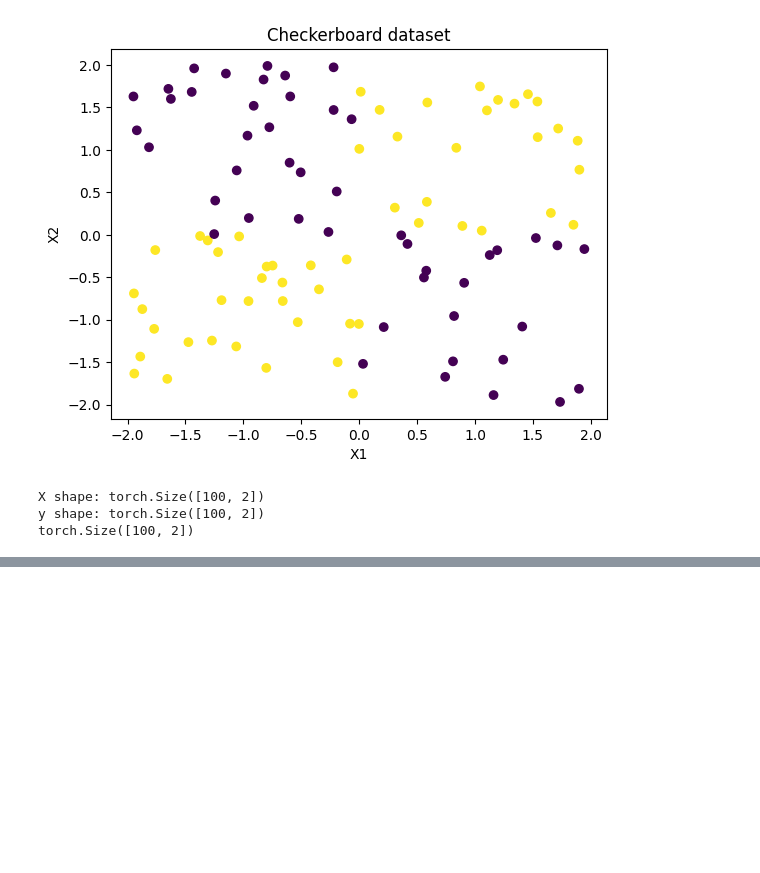
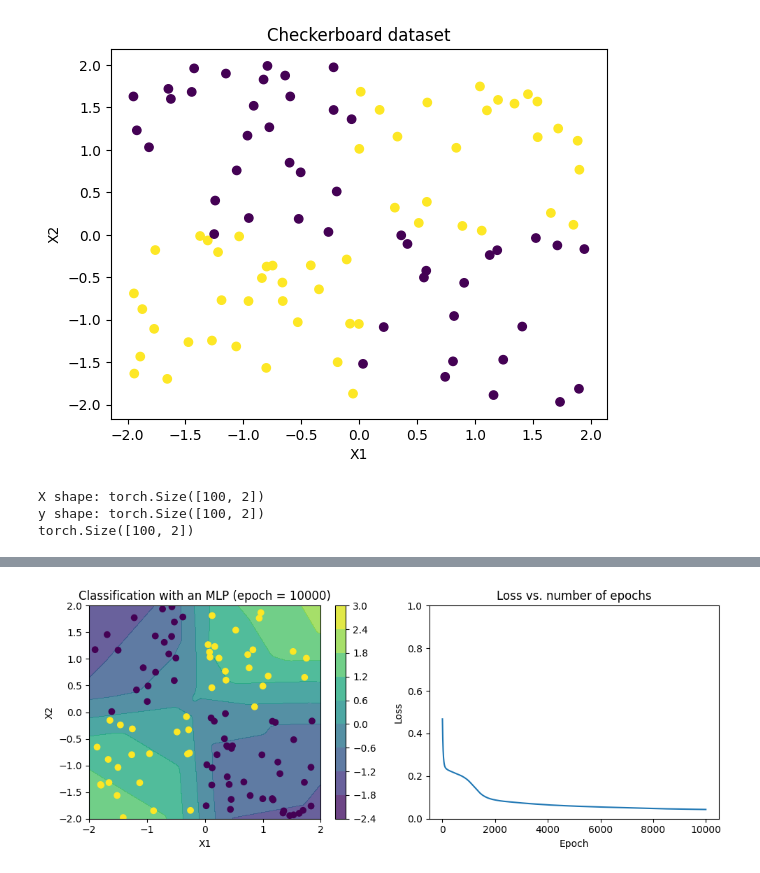
Before and after one commit to jlopetegui98/DL-ENS-Implementations, a Jupyter notebook: Class1/Tutorial1.ipynb, the cells around one changed output, grey strips where cells are left out. Drawn from its saved outputs; the diff is of its cells as text; code cells hidden in the pictures; blank space fills up the shorter version.

```diff
--- a/Class1/Tutorial1.ipynb
+++ b/Class1/Tutorial1.ipynb
@@ -121,0 +143,16 @@ train((X,y), model, 1000)
+# %%
+#Same model but with 10 hidden states
+model2 = nn.Sequential(
+    nn.Linear(2,10),
+    nn.ReLU(),
+    nn.Linear(10,2)
+)
+
+X,y = create_checkerboard()
+
+X = torch.tensor(X, dtype=torch.float32)
+y = torch.tensor(y, dtype=torch.float32)
+
+train((X,y), model2, 10000)
+# %% [output]
+[figure, added]
```
Also changed, not shown: parts of 4 cells of this notebook.
